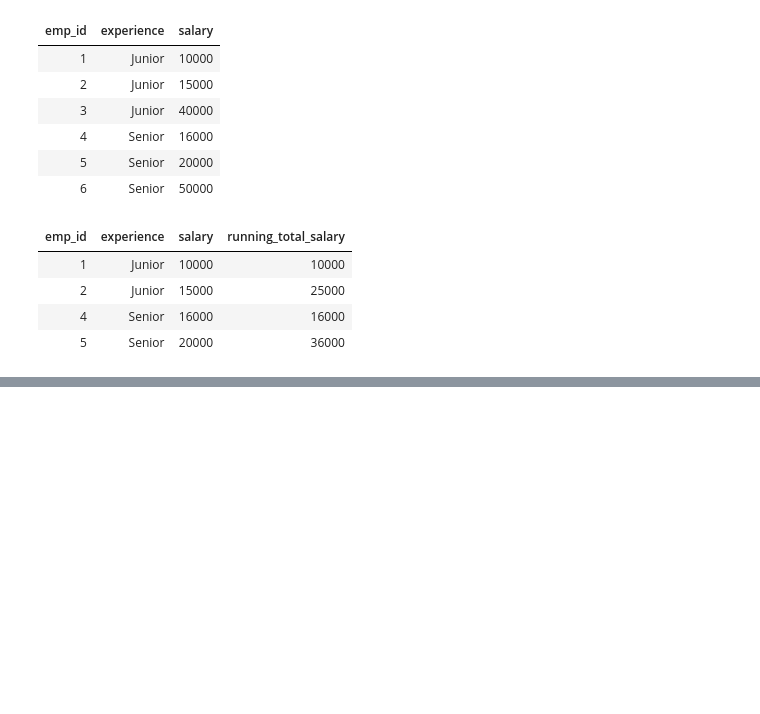
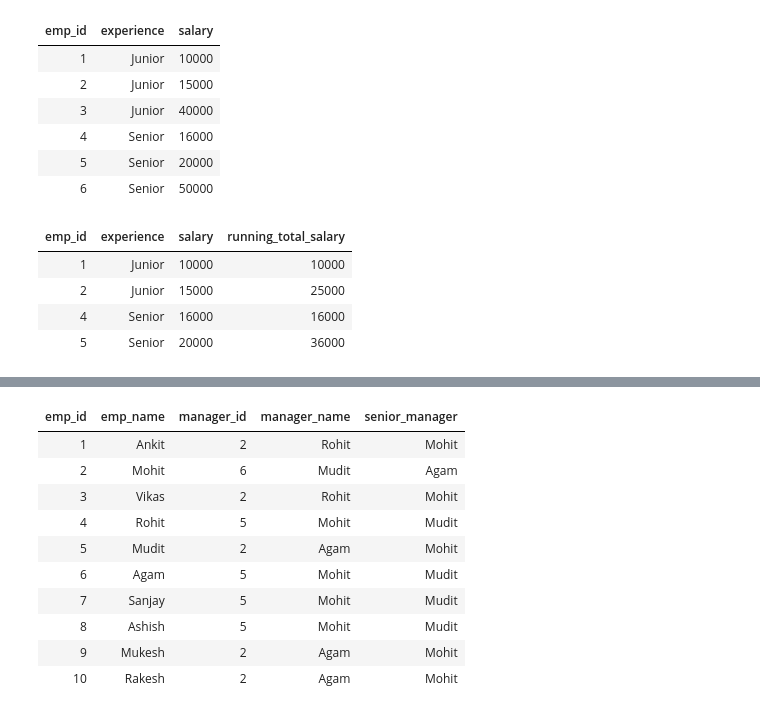
Before and after one commit to Rupam-1/SQL-Pyspark-practise_youtube, a Jupyter notebook: 04. SQL - Part3.ipynb, the cells around one changed output, grey strips where cells are left out. Drawn from its saved outputs; the diff is of its cells as text; code cells hidden in the pictures; blank space fills up the shorter version.

```diff
--- a/04. SQL - Part3.ipynb
+++ b/04. SQL - Part3.ipynb
@@ -1034,0 +1073,18 @@ order by salary;
+# %%
+%sql
+select e1.emp_id, e1.emp_name, e2.manager_id, e2.emp_name as manager_name, e3.emp_name as senior_manager
+from emp e1
+left join emp e2 on e1.manager_id = e2.emp_id
+left join emp e3 on e2.manager_id = e3.emp_id;
+# %% [output]
+| emp_id | emp_name | manager_id | manager_name | senior_manager |
+| 1 | Ankit | 2 | Rohit | Mohit |
+| 2 | Mohit | 6 | Mudit | Agam |
+| 3 | Vikas | 2 | Rohit | Mohit |
+| 4 | Rohit | 5 | Mohit | Mudit |
+| 5 | Mudit | 2 | Agam | Mohit |
+| 6 | Agam | 5 | Mohit | Mudit |
+| 7 | Sanjay | 5 | Mohit | Mudit |
+| 8 | Ashish | 5 | Mohit | Mudit |
+| 9 | Mukesh | 2 | Agam | Mohit |
+| 10 | Rakesh | 2 | Agam | Mohit |
```
Also changed, not shown: parts of 2 cells of this notebook, 1 other file.
